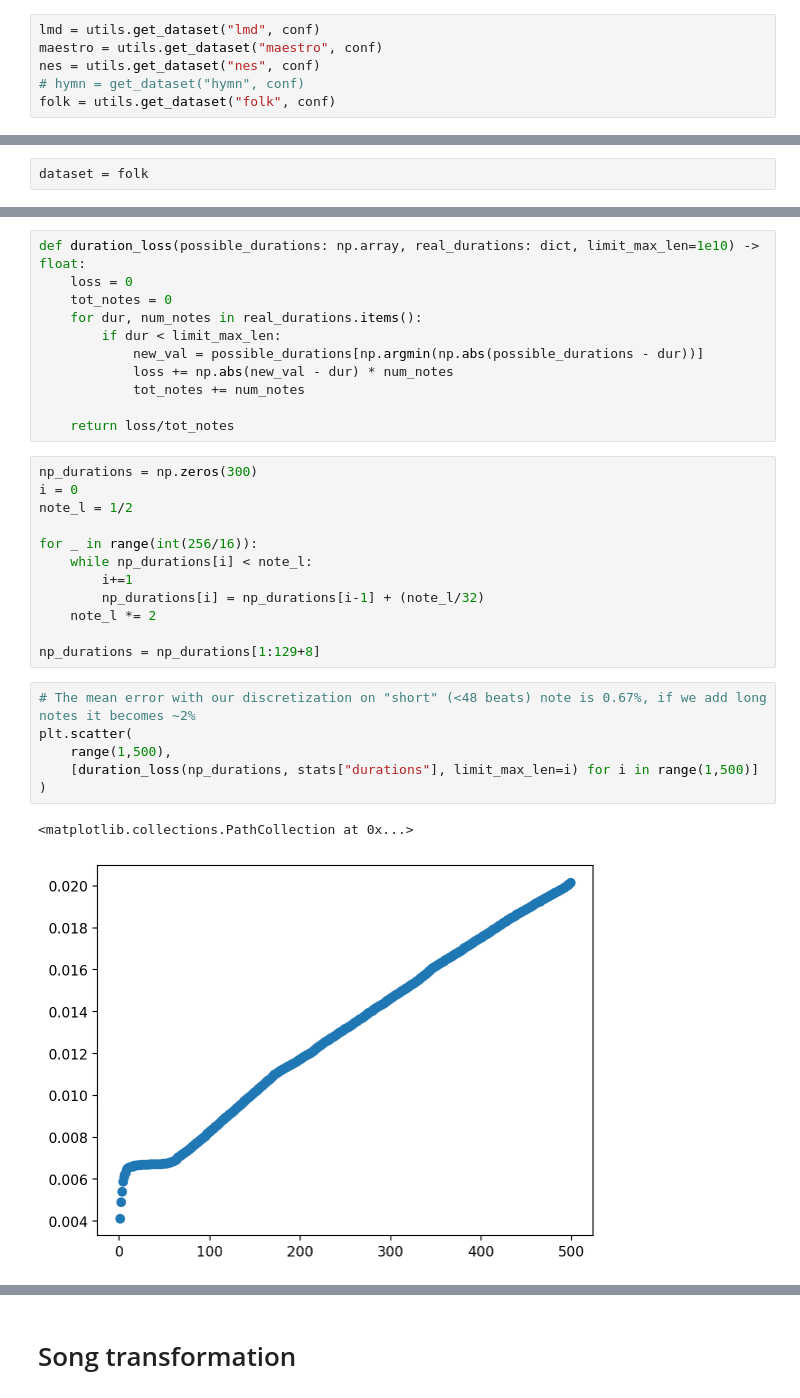
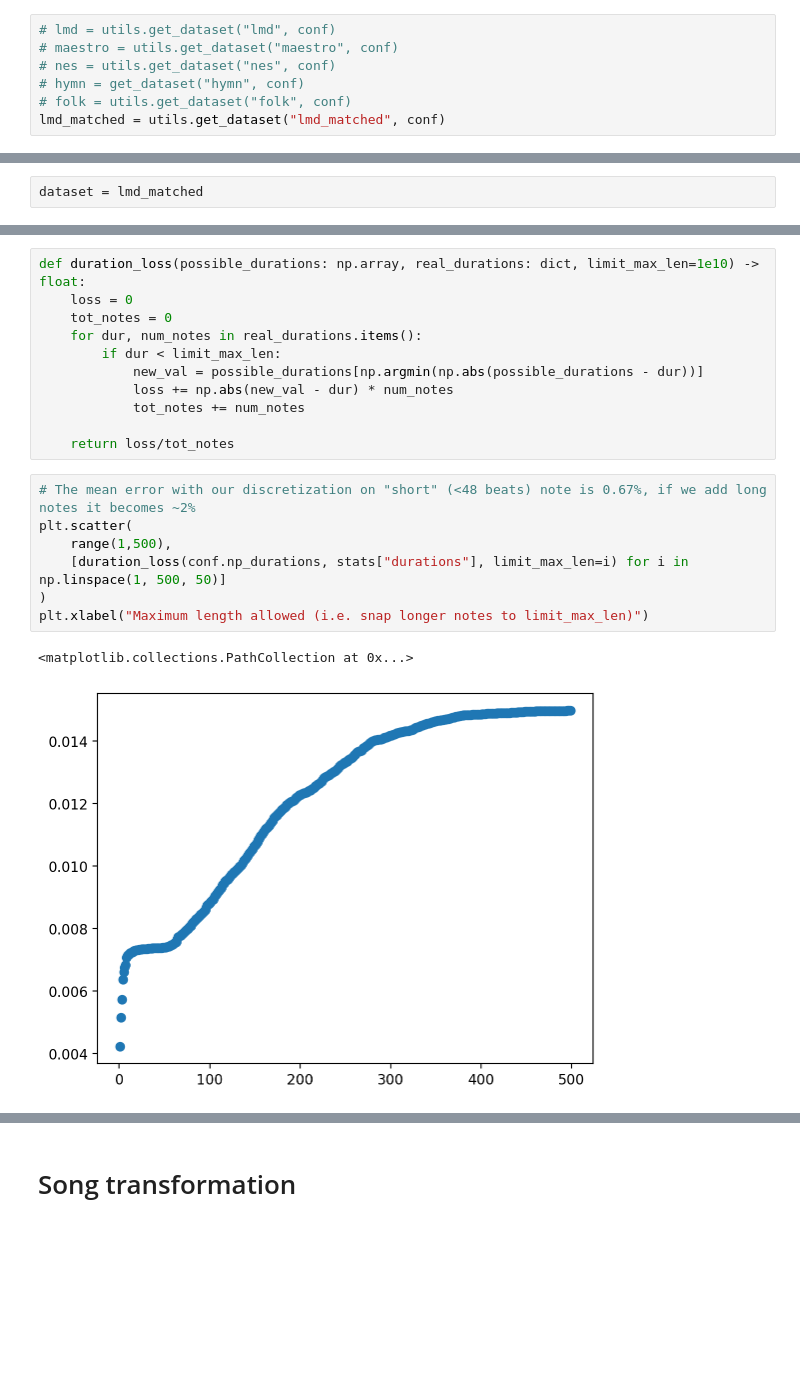
Before and after one commit to MarcelloCeresini/MusicGeneration, a Jupyter notebook: src/dataset_exploration.ipynb, the cells around one changed output, grey strips where cells are left out. Drawn from its saved outputs; the diff is of its cells as text; blank space fills up the shorter version.

```diff
--- a/src/dataset_exploration.ipynb
+++ b/src/dataset_exploration.ipynb
@@ -28,9 +28,10 @@ To enable them in other operations, rebuild TensorFlow with the appropriate comp
 # %% [markdown]
 # Warning, ~ 10 hours required
 # %%
-lmd = utils.get_dataset("lmd", conf)
-maestro = utils.get_dataset("maestro", conf)
-nes = utils.get_dataset("nes", conf)
+# lmd = utils.get_dataset("lmd", conf)
+# maestro = utils.get_dataset("maestro", conf)
+# nes = utils.get_dataset("nes", conf)
 # hymn = get_dataset("hymn", conf)
-folk = utils.get_dataset("folk", conf)
+# folk = utils.get_dataset("folk", conf)
+lmd_matched = utils.get_dataset("lmd_matched", conf)
 # %%
@@ -45,7 +44,7 @@ folk: 1033, maestro: 1276, nes: 5278, tot: 7587
 ---
 ## Data exploration
 # %%
-dataset = folk
+dataset = lmd_matched
 # %%
 print(len(dataset))
 flag = False
@@ -313,25 +306,14 @@ def duration_loss(possible_durations: np.array, real_durations: dict, limit_max_
             tot_notes += num_notes
 
     return loss/tot_notes
-# %%
-np_durations = np.zeros(300)
-i = 0
-note_l = 1/2
-
-for _ in range(int(256/16)):
-    while np_durations[i] < note_l:
-        i+=1
-        np_durations[i] = np_durations[i-1] + (note_l/32)
-    note_l *= 2
-
-np_durations = np_durations[1:129+8]
 # %%
 # The mean error with our discretization on "short" (<48 beats) note is 0.67%, if we add long notes it becomes ~2%
 plt.scatter(
     range(1,500),
-    [duration_loss(np_durations, stats["durations"], limit_max_len=i) for i in range(1,500)]
+    [duration_loss(conf.np_durations, stats["durations"], limit_max_len=i) for i in np.linspace(1, 500, 50)]
 )
+plt.xlabel("Maximum length allowed (i.e. snap longer notes to limit_max_len)")
 # %% [output]
 <matplotlib.collections.PathCollection at 0x...>
-[figure, old version]
+[figure, new version]
 # %%
```
Also changed, not shown: parts of 33 cells of this notebook, 2 other files.
